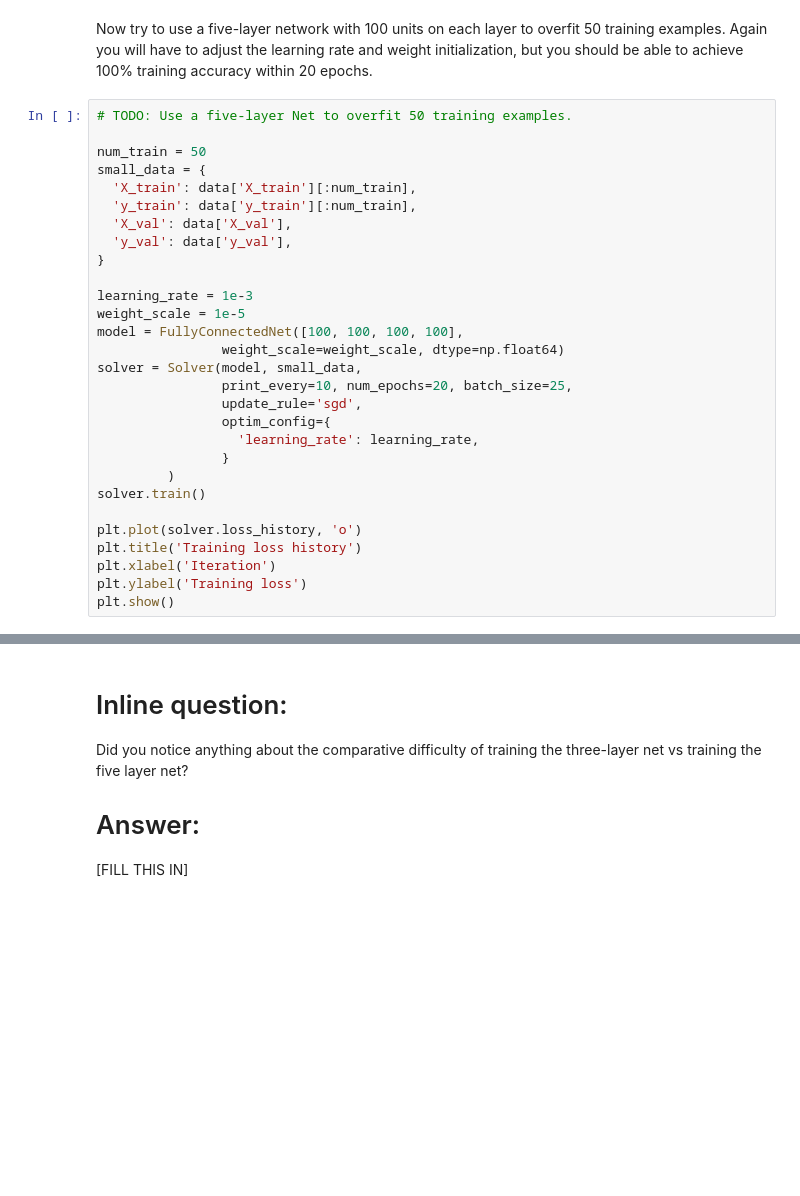
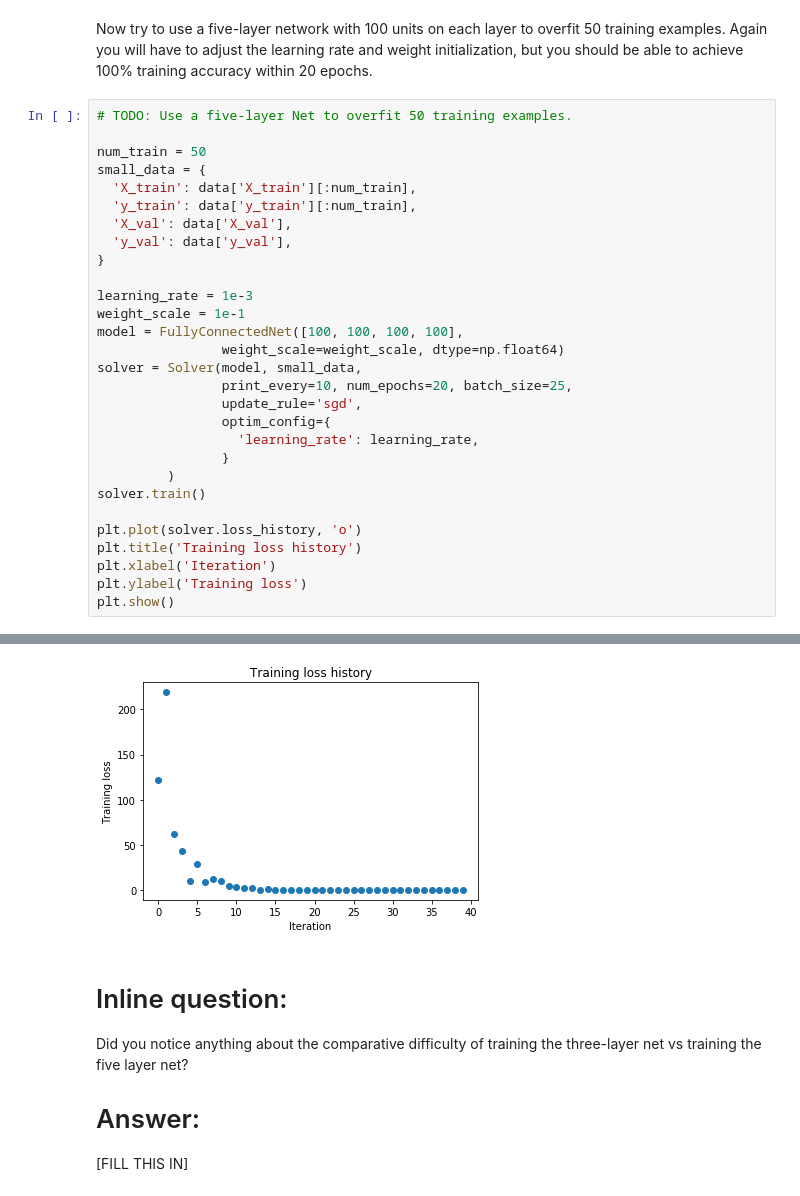
Before and after one commit to linguishi/cs231n_assignment2, a Jupyter notebook: FullyConnectedNets.ipynb, the cells around one changed output, grey strips where cells are left out. Drawn from its saved outputs; the diff is of its cells as text; blank space fills up the shorter version.

```diff
--- a/FullyConnectedNets.ipynb
+++ b/FullyConnectedNets.ipynb
@@ -469,7 +505,7 @@ small_data = {
 }
 
 learning_rate = 1e-3
-weight_scale = 1e-5
+weight_scale = 1e-1
 model = FullyConnectedNet([100, 100, 100, 100],
                 weight_scale=weight_scale, dtype=np.float64)
 solver = Solver(model, small_data,
@@ -486,3 +522,4 @@ plt.title('Training loss history')
 plt.xlabel('Iteration')
 plt.ylabel('Training loss')
 plt.show()
+# %% [output]
@@ -489,3 +543,4 @@ plt.show()
+[figure, added]
 # %% [markdown]
 # Inline question:
 Did you notice anything about the comparative difficulty of training the three-layer net vs training the five layer net?
```
Also changed, not shown: parts of 7 cells of this notebook, 1 other file.
